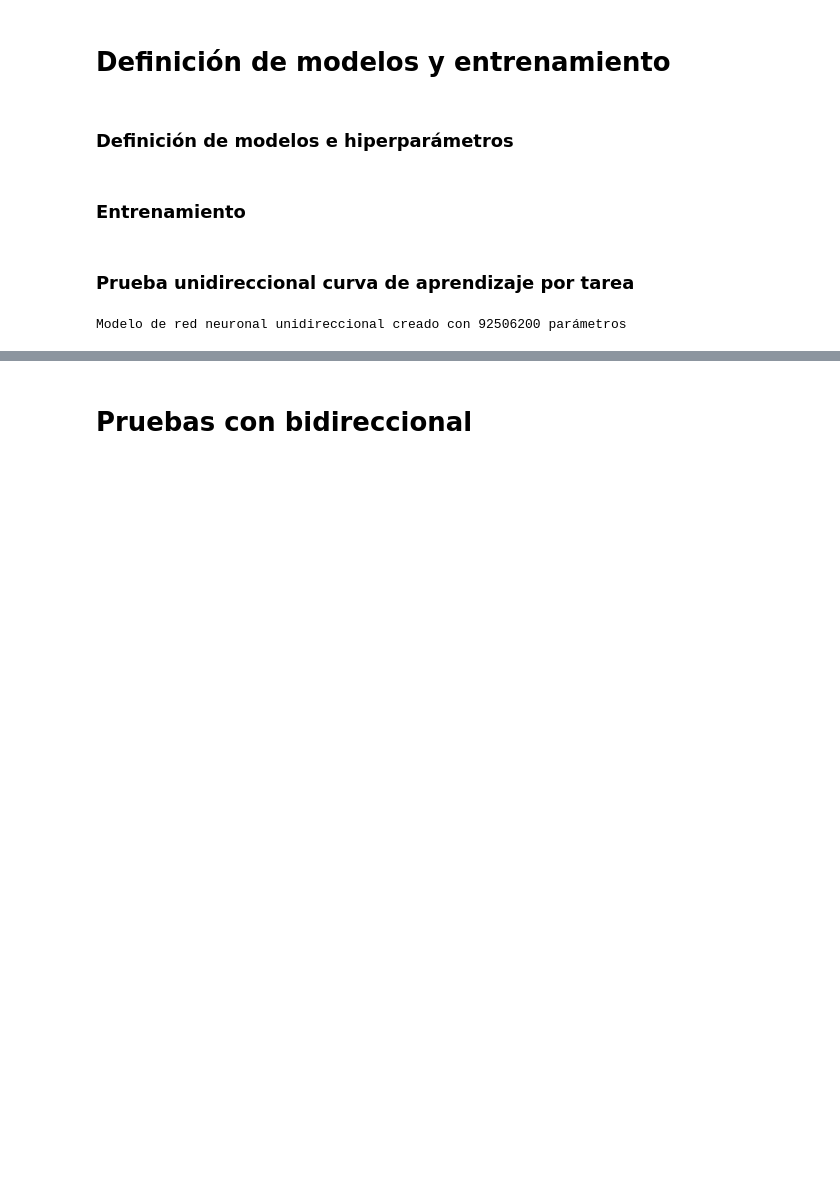
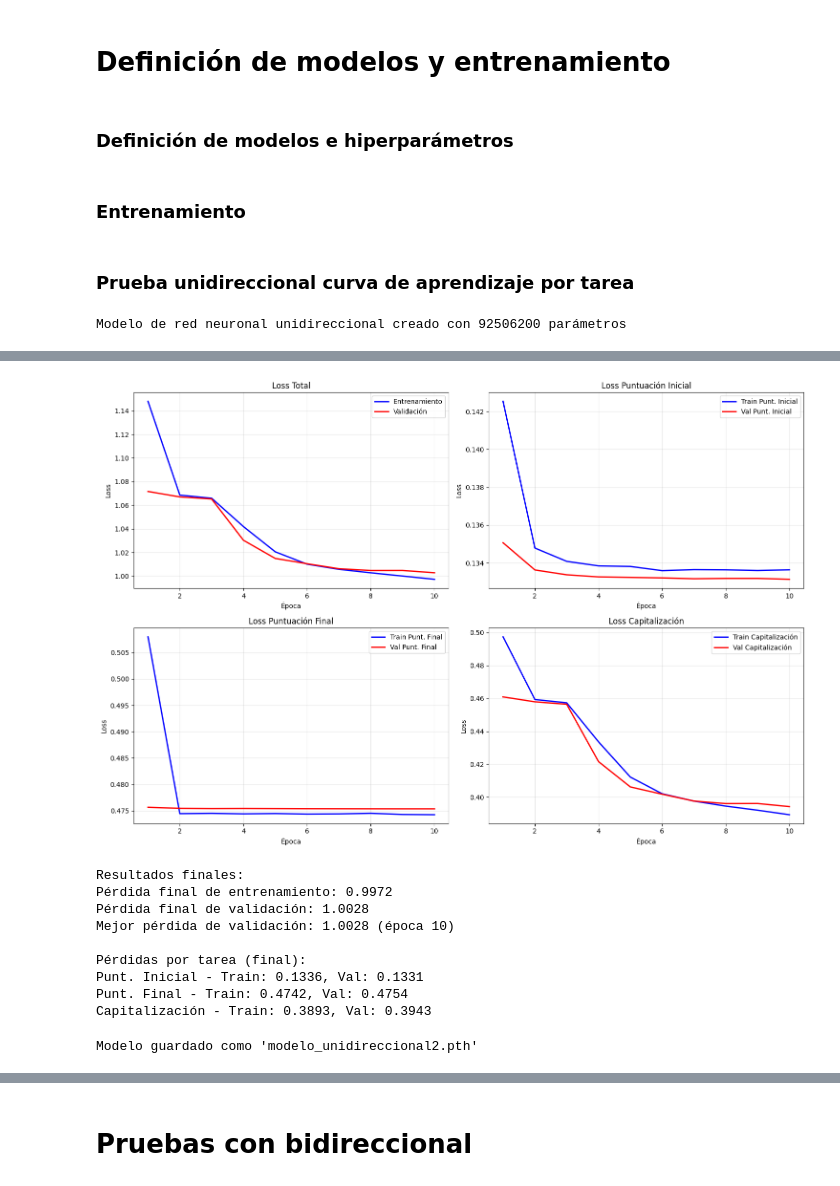
Before and after one commit to LeoBrasileo/Aprendizaje-Automatico-TP2, a Jupyter notebook: TP2_main.ipynb, the cells around one changed output, grey strips where cells are left out. Saved outputs shown, nothing was run; the diff lists cells and outputs as text; code cells hidden in the pictures; blank space fills up the shorter version.

```diff
--- a/TP2_main.ipynb
+++ b/TP2_main.ipynb
@@ -143,7 +143,7 @@ from py.funciones_entrenamiento import entrenar_modelo
 ### Definición de modelos e hiperparámetros
 # %%
 device = 'cuda' if torch.cuda.is_available() else 'cpu' # placa nvidia
-device = 'xpu:0' if torch.xpu.is_available() else device # placa intel
+# device = 'xpu:0' if torch.xpu.is_available() else device # placa intel
 
 EMBEDDING_DIM = 768
 # %% [markdown]
@@ -241,0 +208,71 @@ NameError: name 'train_losses' is not defined
+# %%
+# Curva de aprendizaje por tarea - Separadas
+fig, axes = plt.subplots(2, 2, figsize=(15, 10))
+epochs = range(1, len(train_losses) + 1)
+step = 1
+
+# Total Loss (Train vs Val)
+axes[0, 0].plot(epochs[::step], train_losses[::step], 'b-', label='Entrenamiento', linewidth=2)
+axes[0, 0].plot(epochs[::step], val_losses[::step], 'r-', label='Validación', linewidth=2)
+axes[0, 0].set_title('Loss Total')
+axes[0, 0].set_xlabel('Época')
+axes[0, 0].set_ylabel('Loss')
+axes[0, 0].legend()
+axes[0, 0].grid(True, alpha=0.3)
+
+# Puntuación Inicial (Train vs Val)
+axes[0, 1].plot(epochs[::step], punt_inicial_train_losses[::step], 'b-', label='Train Punt. Inicial', linewidth=2)
+axes[0, 1].plot(epochs[::step], punt_inicial_val_losses[::step], 'r-', label='Val Punt. Inicial', linewidth=2)
+axes[0, 1].set_title('Loss Puntuación Inicial')
+axes[0, 1].set_xlabel('Época')
+axes[0, 1].set_ylabel('Loss')
+axes[0, 1].legend()
+axes[0, 1].grid(True, alpha=0.3)
+
+# Puntuación Final (Train vs Val)
+axes[1, 0].plot(epochs[::step], punt_final_train_losses[::step], 'b-', label='Train Punt. Final', linewidth=2)
+axes[1, 0].plot(epochs[::step], punt_final_val_losses[::step], 'r-', label='Val Punt. Final', linewidth=2)
+axes[1, 0].set_title('Loss Puntuación Final')
+axes[1, 0].set_xlabel('Época')
+axes[1, 0].set_ylabel('Loss')
+axes[1, 0].legend()
+axes[1, 0].grid(True, alpha=0.3)
+
+# Capitalización (Train vs Val)
+axes[1, 1].plot(epochs[::step], punt_cap_train_losses[::step], 'b-', label='Train Capitalización', linewidth=2)
+axes[1, 1].plot(epochs[::step], punt_cap_val_losses[::step], 'r-', label='Val Capitalización', linewidth=2)
+axes[1, 1].set_title('Loss Capitalización')
+axes[1, 1].set_xlabel('Época')
+axes[1, 1].set_ylabel('Loss')
+axes[1, 1].legend()
+axes[1, 1].grid(True, alpha=0.3)
+
+plt.tight_layout()
+plt.show()
+
+# Resumen de resultados
+print(f"\nResultados finales:")
+print(f"Pérdida final de entrenamiento: {train_losses[-1]:.4f}")
+print(f"Pérdida final de validación: {val_losses[-1]:.4f}")
+print(f"Mejor pérdida de validación: {min(val_losses):.4f} (época {val_losses.index(min(val_losses)) + 1})")
+print(f"\nPérdidas por tarea (final):")
+print(f"Punt. Inicial - Train: {punt_inicial_train_losses[-1]:.4f}, Val: {punt_inicial_val_losses[-1]:.4f}")
+print(f"Punt. Final - Train: {punt_final_train_losses[-1]:.4f}, Val: {punt_final_val_losses[-1]:.4f}")
+print(f"Capitalización - Train: {punt_cap_train_losses[-1]:.4f}, Val: {punt_cap_val_losses[-1]:.4f}")
+# %% [output]
+[figure, added]
+Resultados finales:
+Pérdida final de entrenamiento: 0.9972
+Pérdida final de validación: 1.0028
+Mejor pérdida de validación: 1.0028 (época 10)
+
+Pérdidas por tarea (final):
+Punt. Inicial - Train: 0.1336, Val: 0.1331
+Punt. Final - Train: 0.4742, Val: 0.4754
+Capitalización - Train: 0.3893, Val: 0.3943
+# %%
+#guardo el modelo (pesos mas arquitectura)
+torch.save(modelo_unidireccional2, 'modelo_unidireccional2.pth')
+print("Modelo guardado como 'modelo_unidireccional2.pth'")
+# %% [output]
+Modelo guardado como 'modelo_unidireccional2.pth'
```
Also changed, not shown: parts of 9 cells of this notebook.
